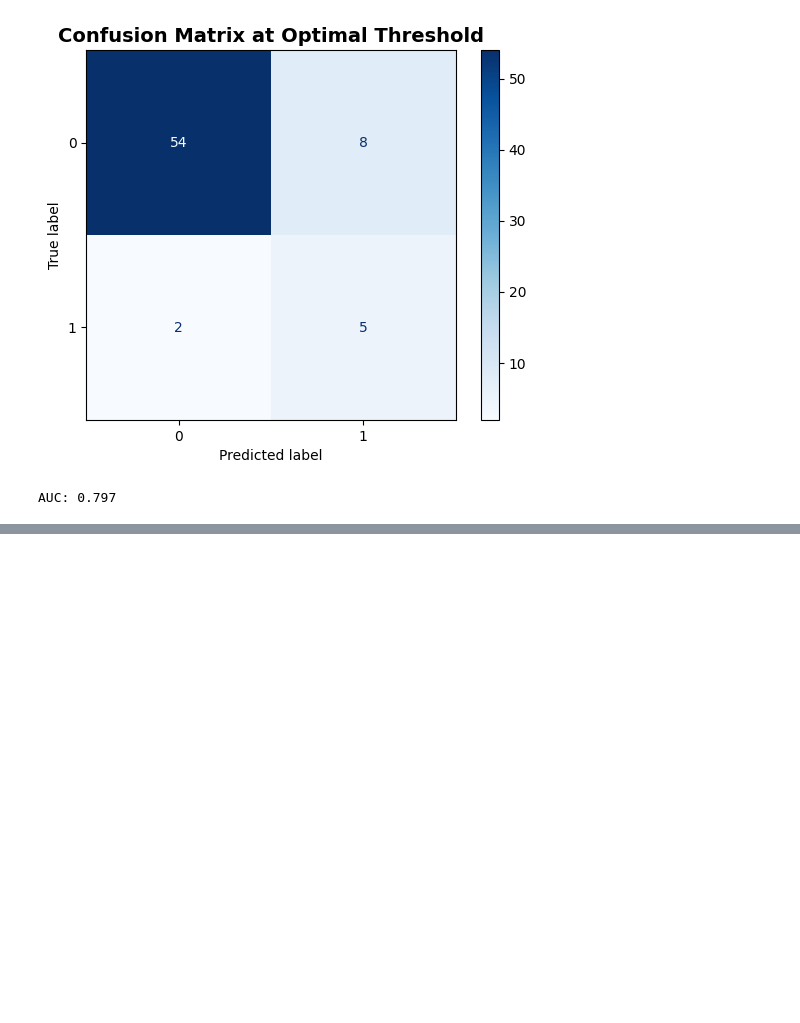
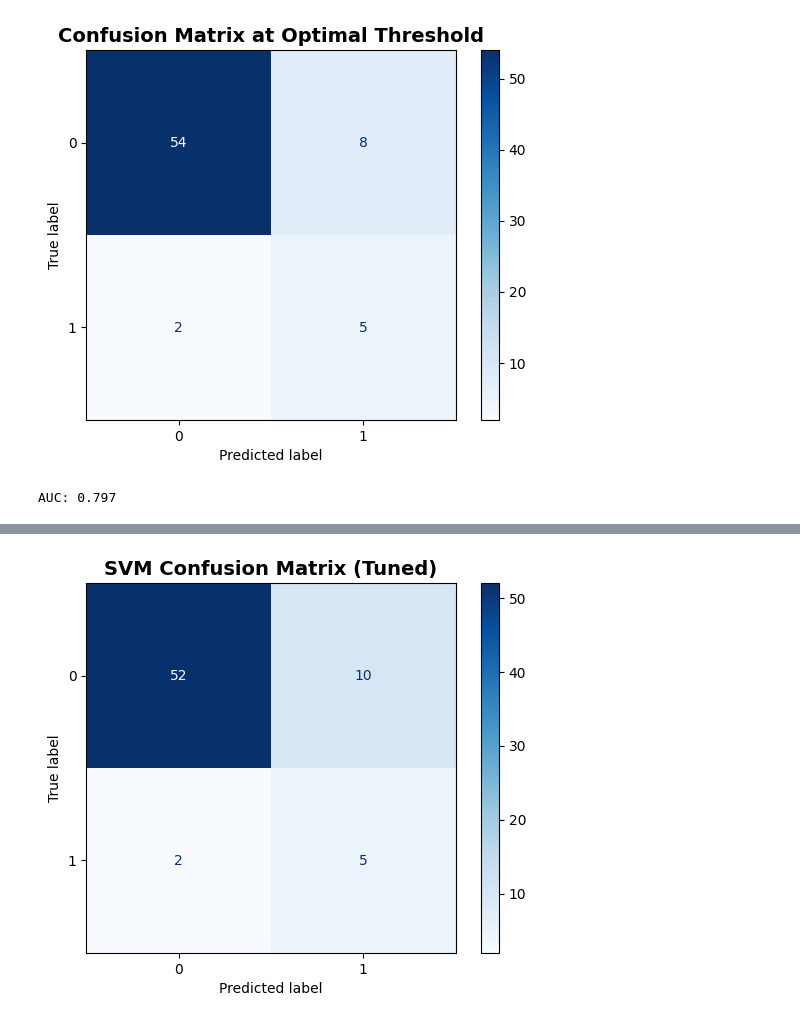
Before and after one commit to DeMeyerRobin/IndustryProject-BariatricSurgeryG1, a Jupyter notebook: ROB_model_making.ipynb, the cells around one changed output, grey strips where cells are left out. Drawn from its saved outputs; the diff is of its cells as text; code cells hidden in the pictures; blank space fills up the shorter version.

```diff
--- a/ROB_model_making.ipynb
+++ b/ROB_model_making.ipynb
@@ -535,0 +450,82 @@ ROC-AUC (unchanged): 0.805
+# %%
+import numpy as np
+import pandas as pd
+import matplotlib.pyplot as plt
+
+from sklearn.svm import SVC
+from sklearn.preprocessing import StandardScaler
+from sklearn.model_selection import GridSearchCV
+from sklearn.metrics import (
+    classification_report, precision_recall_curve,
+    roc_auc_score, confusion_matrix, ConfusionMatrixDisplay
+)
+
+# 1️⃣ — Preprocessing whitespaces (still safe)
+X_train.columns = X_train.columns.str.replace(' ', '_')
+X_test.columns = X_test.columns.str.replace(' ', '_')
+
+# 2️⃣ — Scaling
+scaler = StandardScaler()
+X_train_scaled = scaler.fit_transform(X_train)
+X_test_scaled = scaler.transform(X_test)
+
+# 3️⃣ — Define parameter grid for GridSearch
+param_grid = {
+    'C': [0.1, 1, 10, 100],
+    'gamma': ['scale', 0.01, 0.1, 1],
+}
+
+# 4️⃣ — Setup GridSearch with class_weight balanced
+svm = SVC(
+    kernel='rbf',
+    probability=True,
+    class_weight='balanced',
+    random_state=42
+)
+
+grid_search = GridSearchCV(
+    estimator=svm,
+    param_grid=param_grid,
+    scoring='f1',
+    cv=5,  # 5-fold CV
+    verbose=2,
+    n_jobs=-1  # use all cores
+)
+
+# 5️⃣ — Fit GridSearch
+grid_search.fit(X_train_scaled, y_train)
+
+# 6️⃣ — Best estimator
+best_svm = grid_search.best_estimator_
+
+print("\nBest hyperparameters found:")
+print(grid_search.best_params_)
+
+# 7️⃣ — Evaluate best model
+y_proba_svm = best_svm.predict_proba(X_test_scaled)[:, 1]
+
+# Threshold optimization
+precision, recall, thresholds = precision_recall_curve(y_test, y_proba_svm)
+f1_scores = 2 * (precision * recall) / (precision + recall + 1e-10)
+optimal_idx = np.argmax(f1_scores)
+optimal_threshold = thresholds[optimal_idx]
+
+print(f"\nOptimal threshold: {optimal_threshold:.3f}")
+print(f"F1 at optimal: {f1_scores[optimal_idx]:.3f}")
+
+# Final evaluation
+y_pred_optimal = (y_proba_svm >= optimal_threshold).astype(int)
+
+print("\nClassification Report with optimal threshold:")
+print(classification_report(y_test, y_pred_optimal, digits=3))
+
+cm = confusion_matrix(y_test, y_pred_optimal)
+disp = ConfusionMatrixDisplay(confusion_matrix=cm)
+disp.plot(cmap='Blues')
+plt.title("SVM Confusion Matrix (Tuned)", fontsize=14, fontweight='bold')
+plt.grid(False)
+plt.show()
+
+auc = roc_auc_score(y_test, y_proba_svm)
+print(f"AUC: {auc:.3f}")
+# %% [output]
@@ -535,0 +549 @@ ROC-AUC (unchanged): 0.805
+[figure, added]
```
Also changed, not shown: parts of 3 cells of this notebook.
